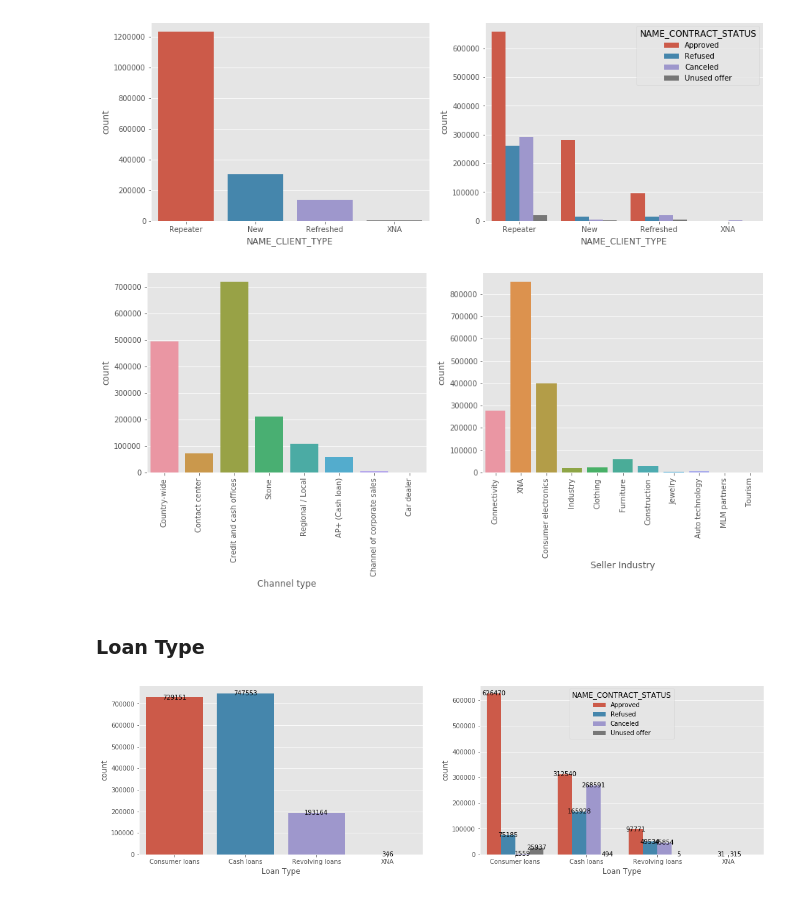
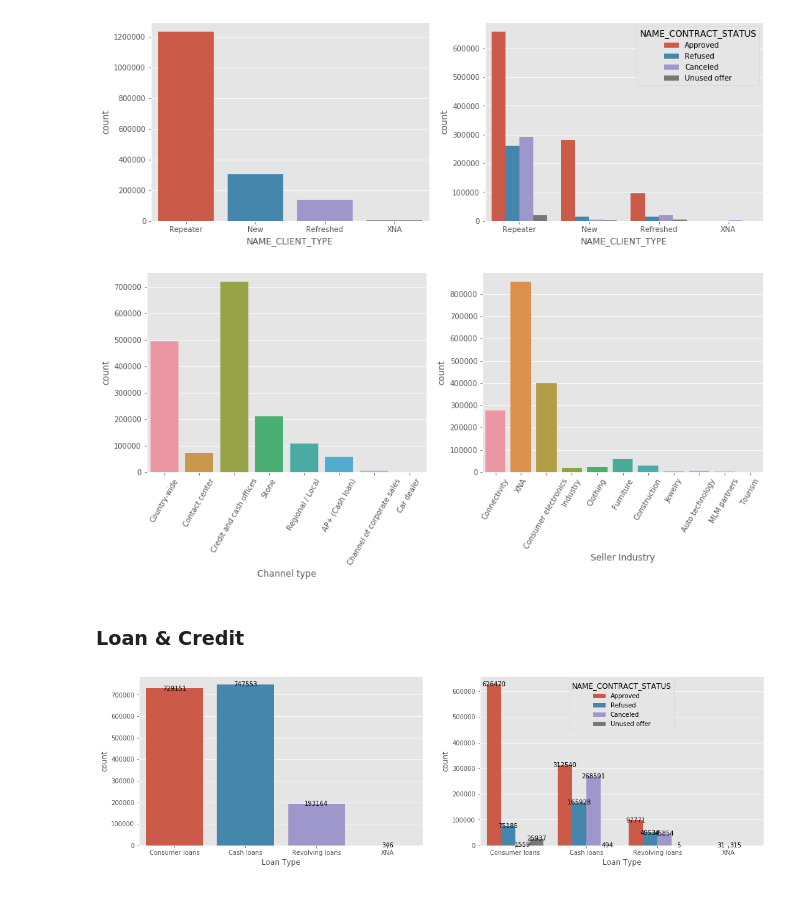
Before and after one commit to sunny0103/personal_project_kaggle, a Jupyter notebook: bank_loan/bank Loan EDA.ipynb, the cells around one changed output. Saved outputs shown, nothing was run; the diff lists cells and outputs as text; code cells hidden in the pictures.

```diff
--- a/bank_loan/bank Loan EDA.ipynb
+++ b/bank_loan/bank Loan EDA.ipynb
@@ -700,18 +749,18 @@ plt.show()
 # %%
 plt.figure(figsize=(15,5))
 plt.subplot(121)
 sns.countplot(data=previousDF,x='CHANNEL_TYPE')
-plt.xticks(rotation=90)
+plt.xticks(rotation=60)
 plt.xlabel('Channel type')
 plt.subplot(122)
 sns.countplot(data=previousDF,x='NAME_SELLER_INDUSTRY')
-plt.xticks(rotation=90)
+plt.xticks(rotation=60)
 plt.xlabel('Seller Industry')
 plt.show()
 # %% [output]
-[figure, old version]
+[figure, new version]
 # %% [markdown]
-### Loan Type
+### Loan & Credit
 # %%
 fig,(ax1,ax2)=plt.subplots(nrows=1,ncols=2)
 fig.set_size_inches(18,5)
```
Also changed, not shown: parts of 19 cells of this notebook.
